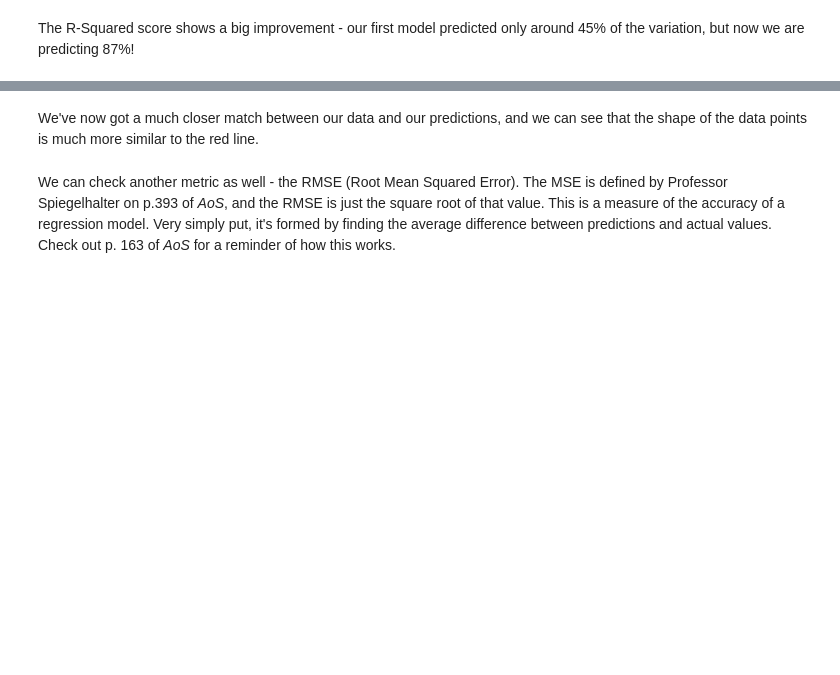
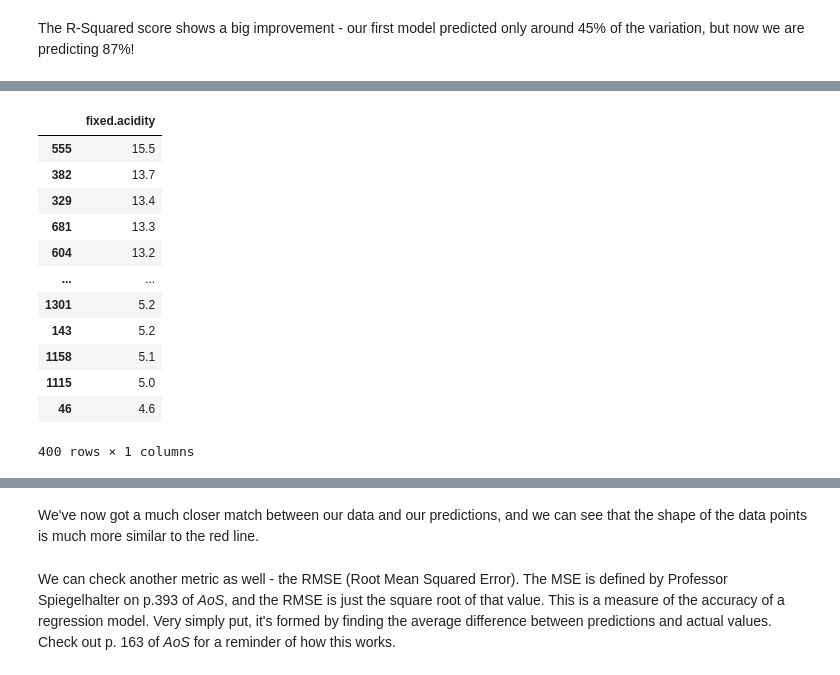
Before and after one commit to binayakhadka/springboard_case_study, a Jupyter notebook: Linear Regression/Springboard Regression Case Study - the Red Wine Dataset - Tier 1.ipynb, the cells around one changed output, grey strips where cells are left out. Drawn from its saved outputs; the diff is of its cells as text; code cells hidden in the pictures; blank space fills up the shorter version.

```diff
--- a/Linear Regression/Springboard Regression Case Study - the Red Wine Dataset - Tier 1.ipynb
+++ b/Linear Regression/Springboard Regression Case Study - the Red Wine Dataset - Tier 1.ipynb
@@ -556,0 +601,16 @@ plt.ylabel("Predicted")
+# %%
+y_test.sort_values(by=['fixed.acidity'],ascending=False)
+# %% [output]
+|  | fixed.acidity |
+| 555 | 15.5 |
+| 382 | 13.7 |
+| 329 | 13.4 |
+| 681 | 13.3 |
+| 604 | 13.2 |
+| ... | ... |
+| 1301 | 5.2 |
+| 143 | 5.2 |
+| 1158 | 5.1 |
+| 1115 | 5.0 |
+| 46 | 4.6 |
+400 rows × 1 columns
```
Also changed, not shown: parts of 12 cells of this notebook.
